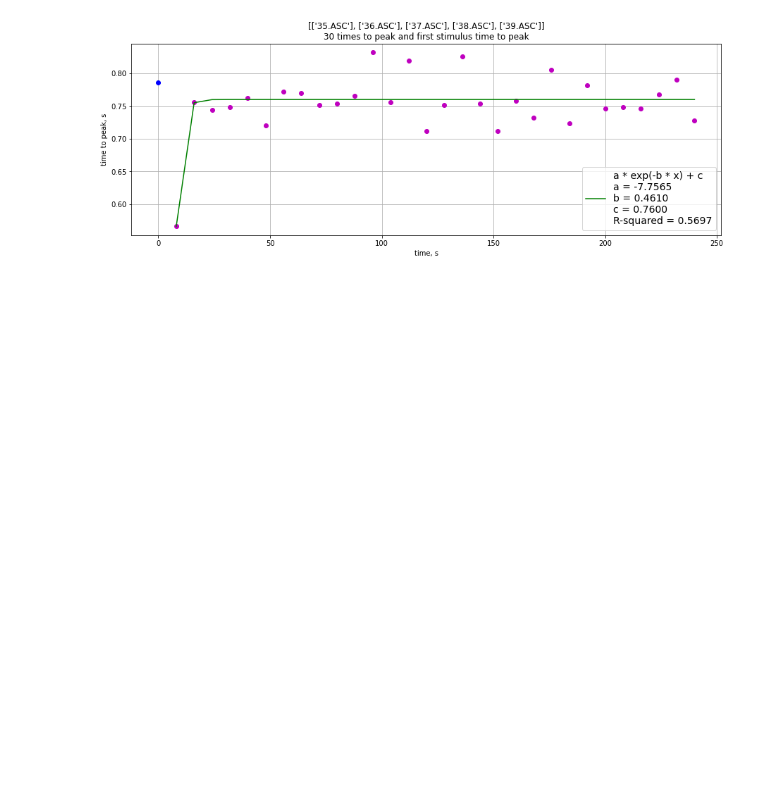
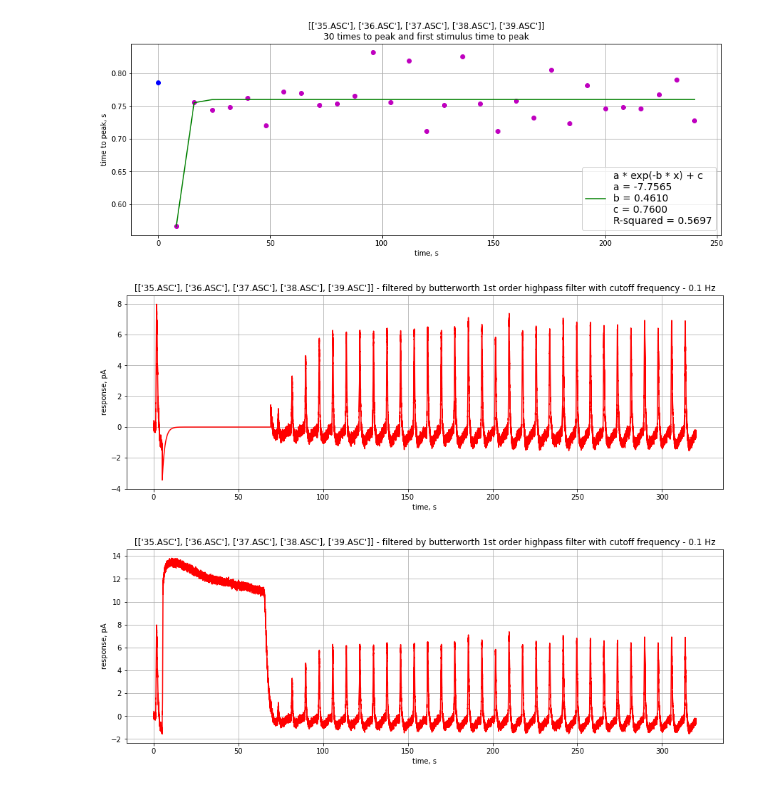
Before and after one commit to AndreiZherder/adaptation-memory, a Jupyter notebook: adaptation-memory.ipynb, the cells around one changed output. Cells and saved outputs as stored; diff of their text form; code cells hidden in the pictures; blank space fills up the shorter version.

Commit message:
butterwoth for visualisation added

```diff
--- a/adaptation-memory.ipynb
+++ b/adaptation-memory.ipynb
@@ -418,3 +418,60 @@ with open(f'{outputdir}{filenames}_resp.txt', 'w', encoding='utf-8') as file:
         for number in stims_to_export:
             file.write(f'{stims[number][i]}\t')
         file.write('\n')
+# %%
+# Следующий блок кода используется только в целях красивого построения графика сигнала, отфильтрованного highpass фильтром Баттерворта.
+# В расчетах максимумов стимулов и экспоненты отфильтрованный сигнал не участвует,
+# так как фильтр немного обрезает максимум стимулов и добавляет отрицательный зубец на нисходящем фронте стимула
+low_cutoff = 0.1
+# Смещение сигнала до начала фона к 0
+signal[:background_start_time * fs] -= signal[:first_stim_start_time * fs].mean()
+begin = background_start_time * fs
+end = after_background_start_time * fs - (after_background_start_time - background_start_time - background_duration) * fs // 2
+# Копия фона - необходима, чтобы его потом нарисовать вместе с отфильтрованным сигналом
+background = np.array(signal[begin:end])
+# Смещение сигнала после окончания фона к 0
+signal[end:] -= signal[end:after_background_start_time * fs].mean()
+# Удаление фона, для того чтобы избежать переходного процесса фильтра после него и измерить высоту первого после него стимула
+signal[begin:end] = 0
+
+from scipy.signal import butter, lfilter
+nyq = 0.5 * fs
+b, a = butter(1, low_cutoff / nyq, btype='highpass', analog=False)
+filtered = lfilter(b, a, signal)
+fig, ax = plt.subplots()
+ax.plot(t, filtered, 'r')
+fig.set_figwidth(15)
+fig.set_figheight(5)
+ax.set_xlabel('time, s')
+ax.set_ylabel('response, ' + signal_unit)
+ax.set_title(f'{filenames} - filtered by butterworth 1st order highpass filter with cutoff frequency - {low_cutoff} Hz')
+ax.grid()
+
+# Возврат ступеньки, смещенной к нулю, в отфильтрованный сигнал, просто чтобы ее нарисовать
+begin = background_start_time * fs
+end = after_background_start_time * fs - (after_background_start_time - background_start_time - background_duration) * fs // 2
+filtered[begin:end] = background - background[0]
+fig, ax = plt.subplots()
+ax.plot(t, filtered, 'r')
+fig.set_figwidth(15)
+fig.set_figheight(5)
+ax.set_xlabel('time, s')
+ax.set_ylabel('response, ' + signal_unit)
+ax.set_title(f'{filenames} - filtered by butterworth 1st order highpass filter with cutoff frequency - {low_cutoff} Hz')
+ax.grid()
+
+# Сохранение отфильтрованного сигнала
+with open(f'{outputdir}{filenames}_flt.txt', 'w', encoding='utf-8') as file:
+    file.write(f'Файл(ы)\t{filenames}\n')
+    file.write(f'Длительность фона, c\t{background_duration}\n')
+    file.write(f'Период следования стимулов, с\t{period}\n')
+    file.write(f'Длительность записи, с\t{(n - 1) / fs}\n')
+    file.write(f'Частота дискретизации, Гц\t{fs}\n')
+    file.write(f'Скользящее среднее, точек\t{moving_average_window}\n')
+    file.write(f'low_cutoff, Гц\t{low_cutoff}\n')
+    file.write('\n')
+    for i in range(filtered.size):
+        file.write(f'{filtered[i]}\n')
+# %% [output]
+[figure, added]
+[figure, added]
```
Also changed, not shown: parts of 1 cell of this notebook.
